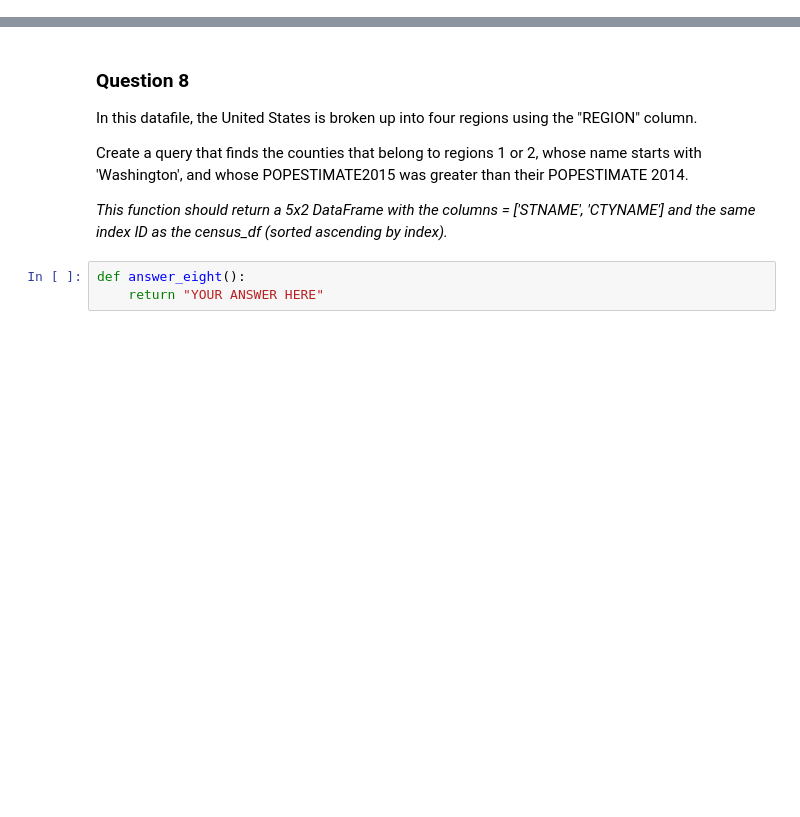
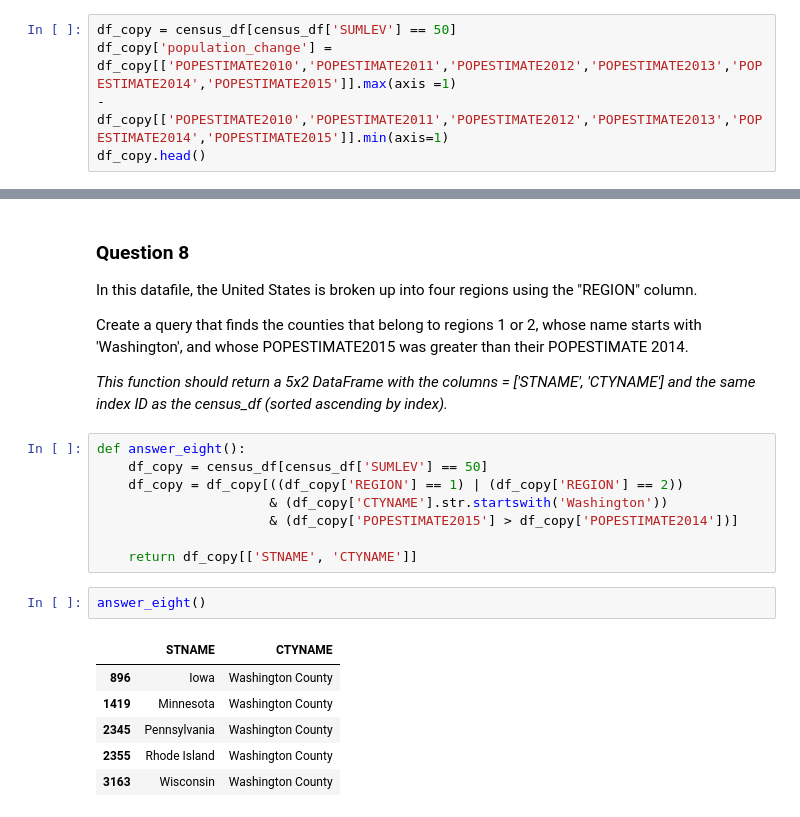
Before and after one commit to birdbird1117/IntroductionToDataScienceInPython, a Jupyter notebook: course1_downloads/Assignment 2.ipynb, the cells around one changed output, grey strips where cells are left out. Cells and saved outputs as stored; diff of their text form; blank space fills up the shorter version.

```diff
--- a/course1_downloads/Assignment 2.ipynb
+++ b/course1_downloads/Assignment 2.ipynb
@@ -223,0 +253,5 @@ def answer_seven():
+# %%
+df_copy = census_df[census_df['SUMLEV'] == 50]
+df_copy['population_change'] = df_copy[['POPESTIMATE2010','POPESTIMATE2011','POPESTIMATE2012','POPESTIMATE2013','POPESTIMATE2014','POPESTIMATE2015']].max(axis =1)
+- df_copy[['POPESTIMATE2010','POPESTIMATE2011','POPESTIMATE2012','POPESTIMATE2013','POPESTIMATE2014','POPESTIMATE2015']].min(axis=1)
+df_copy.head()
@@ -228,6 +298,20 @@ In this datafile, the United States is broken up into four regions using the "RE
 Create a query that finds the counties that belong to regions 1 or 2, whose name starts with 'Washington', and whose POPESTIMATE2015 was greater than their POPESTIMATE 2014.
 
 *This function should return a 5x2 DataFrame with the columns = ['STNAME', 'CTYNAME'] and the same index ID as the census_df (sorted ascending by index).*
-# %%
-def answer_eight():
-    return "YOUR ANSWER HERE"
+# %%
+def answer_eight():
+    df_copy = census_df[census_df['SUMLEV'] == 50]
+    df_copy = df_copy[((df_copy['REGION'] == 1) | (df_copy['REGION'] == 2))
+                      & (df_copy['CTYNAME'].str.startswith('Washington'))
+                      & (df_copy['POPESTIMATE2015'] > df_copy['POPESTIMATE2014'])]
+
+    return df_copy[['STNAME', 'CTYNAME']]
+# %%
+answer_eight()
+# %% [output]
+|  | STNAME | CTYNAME |
+| 896 | Iowa | Washington County |
+| 1419 | Minnesota | Washington County |
+| 2345 | Pennsylvania | Washington County |
+| 2355 | Rhode Island | Washington County |
+| 3163 | Wisconsin | Washington County |
```
Also changed, not shown: parts of 11 cells of this notebook.
